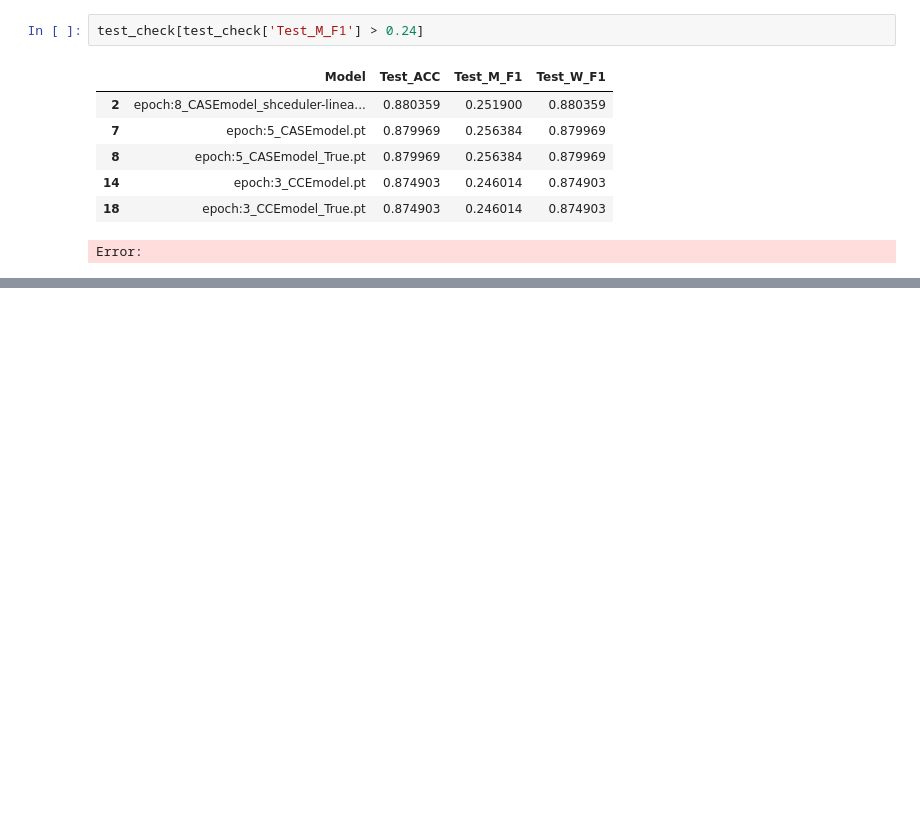
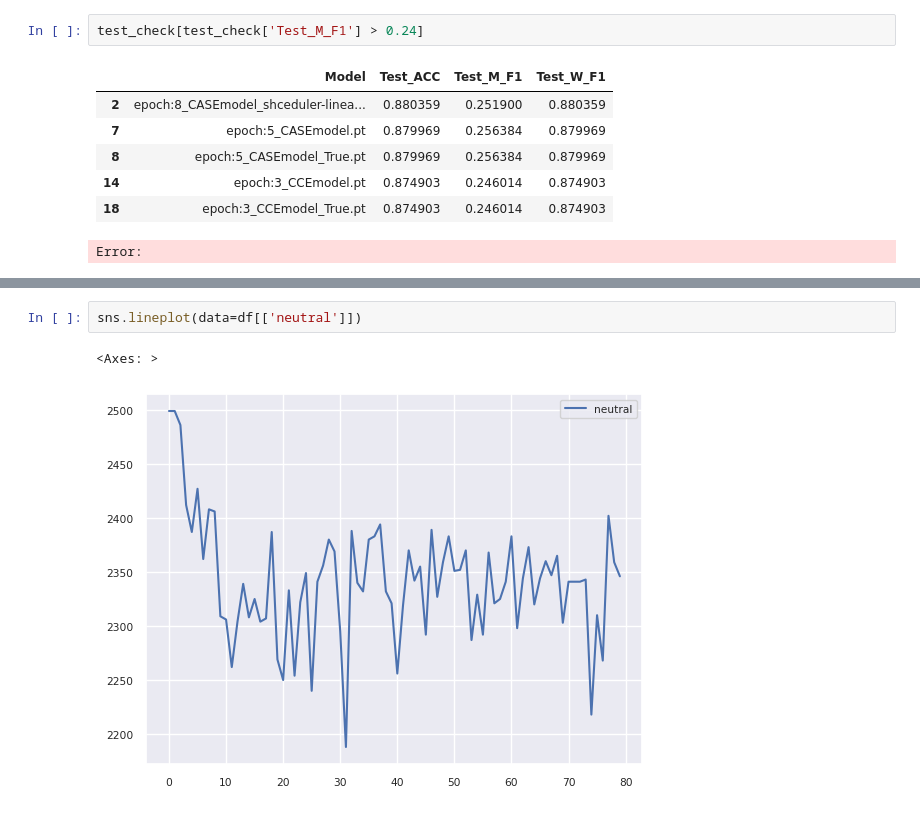
Before and after one commit to Glorang-AI/Emotion-Recognition-in-Conversation, a Jupyter notebook: compare_test.ipynb, the cells around one changed output, grey strips where cells are left out. Drawn from its saved outputs; the diff is of its cells as text; blank space fills up the shorter version.

```diff
--- a/compare_test.ipynb
+++ b/compare_test.ipynb
@@ -375,0 +519,5 @@ Error:
+# %%
+sns.lineplot(data=df[['neutral']])
+# %% [output]
+<Axes: >
+[figure, added]
```
Also changed, not shown: parts of 11 cells of this notebook, 5 other files.
